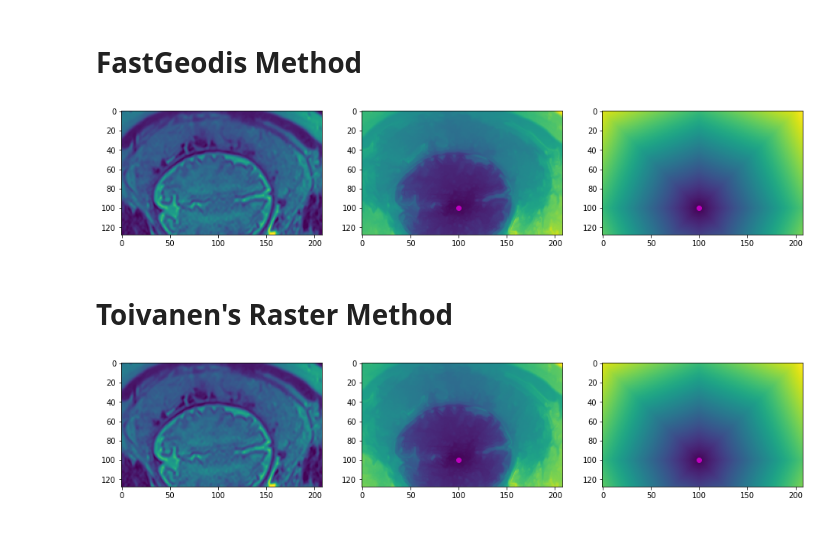
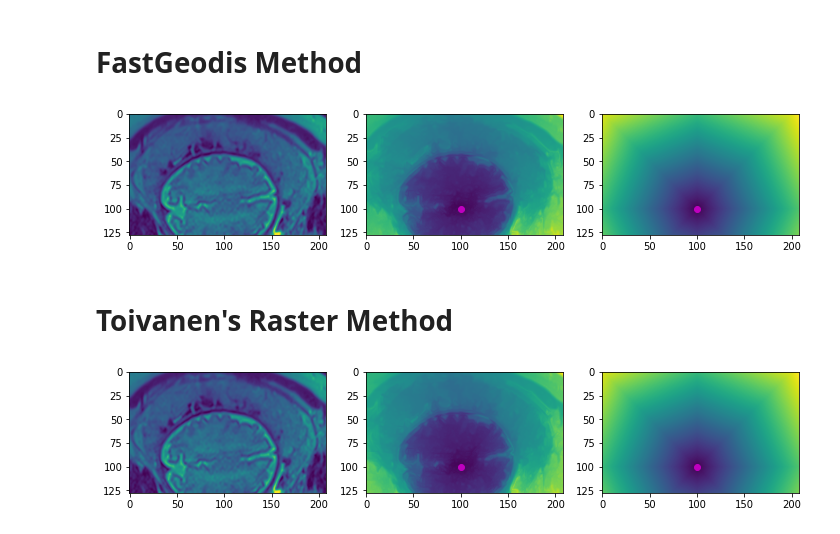
Before and after one commit to masadcv/FastGeodis, a Jupyter notebook: samples/simpledemo2d.ipynb, the cells around one changed output. Saved outputs shown, nothing was run; the diff lists cells and outputs as text; code cells hidden in the pictures.

Commit message:
update simple samples
Signed-off-by: masadcv <muhammad.asad@kcl.ac.uk>

```diff
--- a/samples/simpledemo2d.ipynb
+++ b/samples/simpledemo2d.ipynb
@@ -38,35 +37,35 @@ mask_pt = torch.ones_like(image_pt)
 mask_pt[..., 100, 100] = 0
 
 v = 1e10
 iterations = 2
 
 lamb = 1.0 # <-- Geodesic distance transform
 geodesic_dist = FastGeodis.generalised_geodesic2d(
     image_pt, mask_pt, v, lamb, iterations
 )
 geodesic_dist = np.squeeze(geodesic_dist.cpu().numpy())
 
 lamb=0.0 # <-- Euclidean distance transform
 euclidean_dist = FastGeodis.generalised_geodesic2d(
     image_pt, mask_pt, v, lamb, iterations
 )
 euclidean_dist = np.squeeze(euclidean_dist.cpu().numpy())
 
-plt.figure(figsize=(16, 12))
+plt.figure(figsize=(12, 4))
 plt.subplot(1, 3, 1)
 plt.imshow(image)
 
 plt.subplot(1, 3, 2)
 plt.imshow(geodesic_dist)
 plt.plot(100, 100, "mo")
 
 plt.subplot(1, 3, 3)
 plt.imshow(euclidean_dist)
 plt.plot(100, 100, "mo")
 
 plt.show()
 # %% [output]
-[figure, old version]
+[figure, new version]
 # %% [markdown]
 # Toivanen's Raster Method
 # %%
@@ -77,18 +76,18 @@ image_pt = image_pt.to('cpu')
 mask_pt = mask_pt.to('cpu')
 
 lamb = 1.0 # <-- Geodesic distance transform
-geodesic_dist_toivanen = FastGeodis.signed_generalised_geodesic2d_toivanen(
+geodesic_dist_toivanen = FastGeodis.generalised_geodesic2d_toivanen(
     image_pt, mask_pt, v, lamb, iterations
 )
 geodesic_dist_toivanen = np.squeeze(geodesic_dist_toivanen.cpu().numpy())
 
 lamb=0.0 # <-- Euclidean distance transform
-euclidean_dist_toivanen = FastGeodis.signed_generalised_geodesic2d_toivanen(
+euclidean_dist_toivanen = FastGeodis.generalised_geodesic2d_toivanen(
     image_pt, mask_pt, v, lamb, iterations
 )
 euclidean_dist_toivanen = np.squeeze(euclidean_dist_toivanen.cpu().numpy())
 
-plt.figure(figsize=(16, 12))
+plt.figure(figsize=(12, 4))
 plt.subplot(1, 3, 1)
 plt.imshow(image)
 
@@ -102,4 +101,4 @@ plt.plot(100, 100, "mo")
 
 plt.show()
 # %% [output]
-[figure, old version]
+[figure, new version]
```
Also changed, not shown: parts of 1 cell of this notebook, 7 other files.
